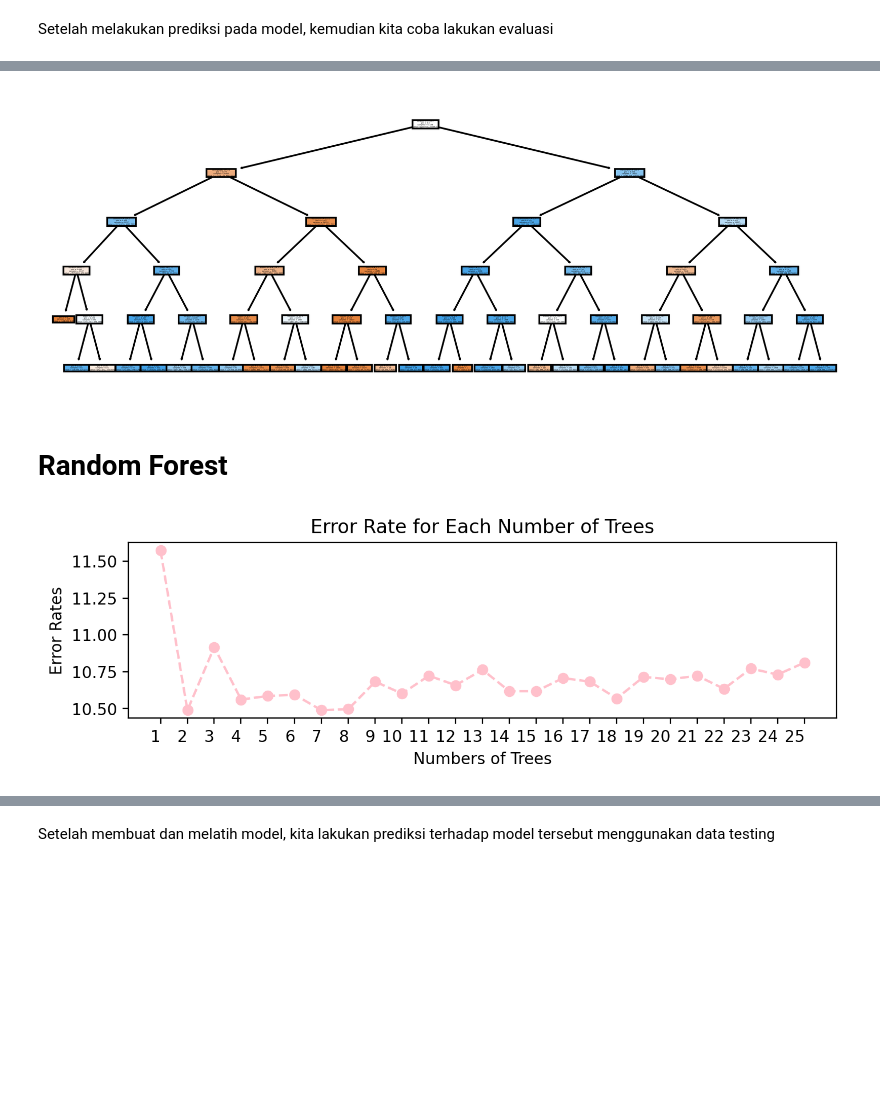
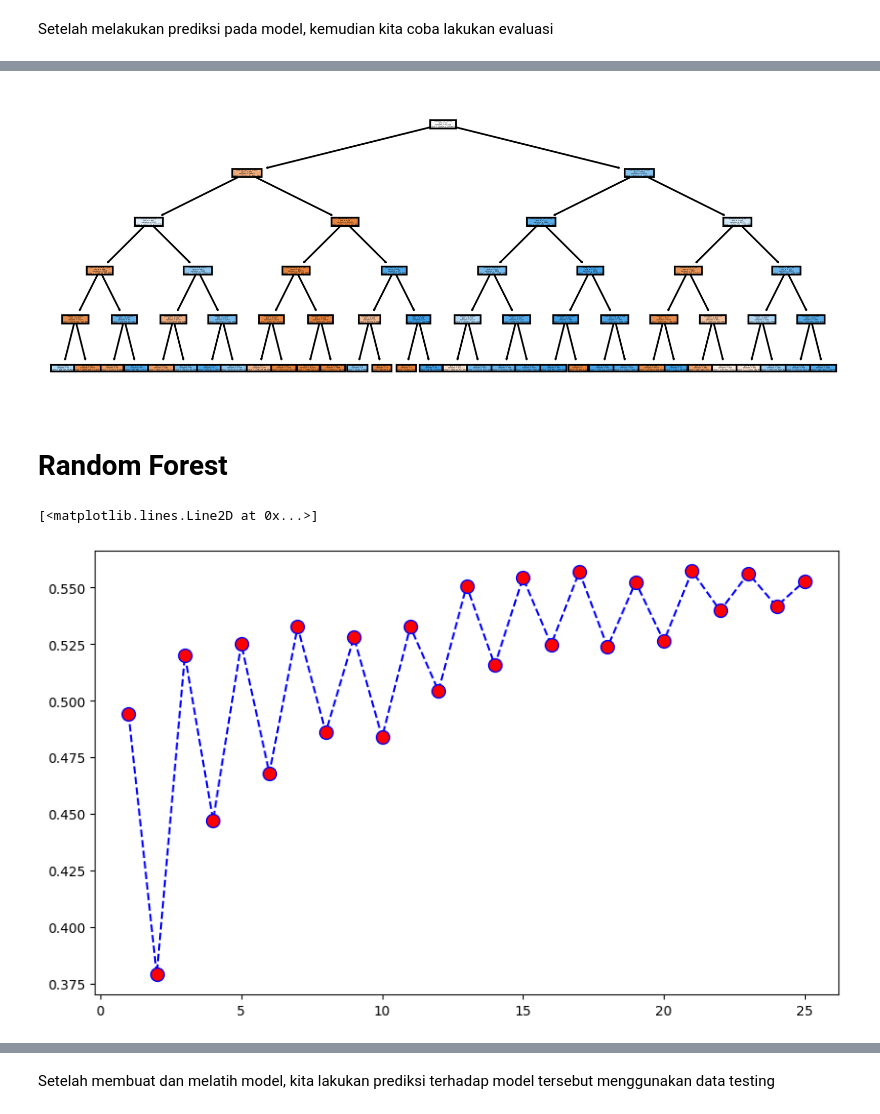
Before and after one commit to Divanabila26/MSIB-Hacktiv8, a Jupyter notebook: PYTN_Assgn_3_5_Diva nabila/PYTN_Assgn_3_5_Diva Nabila.ipynb, the cells around one changed output, grey strips where cells are left out. Drawn from its saved outputs; the diff is of its cells as text; code cells hidden in the pictures; blank space fills up the shorter version.

```diff
--- a/PYTN_Assgn_3_5_Diva nabila/PYTN_Assgn_3_5_Diva Nabila.ipynb
+++ b/PYTN_Assgn_3_5_Diva nabila/PYTN_Assgn_3_5_Diva Nabila.ipynb
@@ -246,6 +317,8 @@ plt.show()
 # %%
 # Membuat dan melatih model
-k = 7
-knn_model = KNeighborsClassifier(n_neighbors=k,weights="distance")
-knn_model.fit(scaled_X_train,y_train)
+k = f1_score_knn.index(max(f1_score_knn))+1
+knn_model = Pipeline(steps=[
+    ('preprocessor', preprocessor),
+    ('classifier', KNeighborsClassifier(n_neighbors=k))])
+knn_model.fit(X_train,y_train)
 # %% [output]
@@ -282,6 +385,8 @@ KNeighborsClassifier(n_neighbors=7, weights='distance')
 # **SVM**
 # %%
 # Membuat model SVM
-svm_model = SVC(class_weight="balanced",random_state=8)
-svm_model.fit(scaled_X_train,y_train)
+svm_model = Pipeline(steps=[
+    ('preprocessor', preprocessor),
+    ('classifier', SVC(random_state=8,class_weight="balanced"))])
+svm_model.fit(X_train,y_train)
 # %% [output]
@@ -316,6 +453,8 @@ SVC(class_weight='balanced', random_state=8)
 # **Decision Tree**
 # %%
 # Membuat dan melatih model
-dec_model = DecisionTreeClassifier(max_depth=6,class_weight="balanced",random_state=8)
-dec_model.fit(scaled_X_train,y_train)
+dec_model = Pipeline(steps=[
+    ('preprocessor', preprocessor),
+    ('classifier', DecisionTreeClassifier(random_state=8,max_depth=5,class_weight='balanced'))])
+dec_model.fit(X_train,y_train)
 # %% [output]
@@ -349,29 +524,29 @@ DecisionTreeClassifier(class_weight='balanced', max_depth=5, random_state=8)
 # %%
 # Memvisualisasikan hasil dt
 plt.figure(figsize=(8,3),dpi=500)
-plot_tree(final_dec_model,filled=True,feature_names=X.columns)
+plot_tree(final_dec_model.steps[1][1],filled=True,feature_names=list(num_cols + cat_cols))
 plt.show()
 # %% [output]
-[figure, old version]
+[figure, new version]
 # %% [markdown]
 # **Random Forest**
 # %%
 # Menghitung dan memvisualisasikan error rates for each number of trees
-errors = []
+f1_score_rf = []
+
 for i in range(1,26):
-    model = RandomForestClassifier(n_estimators=i, class_weight="balanced", random_state=8)
-    model.fit(scaled_X_train,y_train)
-    pred = model.predict(scaled_X_test)
-    error = 100 - (accuracy_score(y_test,pred)*100)
-    errors.append(error)
+    model_rf = Pipeline(steps=[
+    ('preprocessor', preprocessor),
+    ('classifier', RandomForestClassifier(random_state=8,n_estimators=i,class_weight="balanced"))])
+    model_rf.fit(X_train,y_train)
+    pred_i = model_rf.predict(X_test)
+    f1_score_rf.append(f1_score(y_test,pred_i))
 
-plt.figure(figsize=(8,2),dpi=200)
-plt.plot(range(1,26),errors,color="pink",marker="o",ls="--")
-plt.title("Error Rate for Each Number of Trees")
-plt.xlabel("Numbers of Trees")
-plt.xticks(range(1,26),ha="right")
-plt.ylabel("Error Rates")
-plt.show()
+
+plt.figure(figsize=(10,6))
+plt.plot(range(1,26),f1_score_rf,color='blue', linestyle='dashed', marker='o',
+         markerfacecolor='red', markersize=10)
 # %% [output]
+[<matplotlib.lines.Line2D at 0x...>]
-[figure, old version]
+[figure, new version]
 # %%
```
Also changed, not shown: parts of 58 cells of this notebook.
